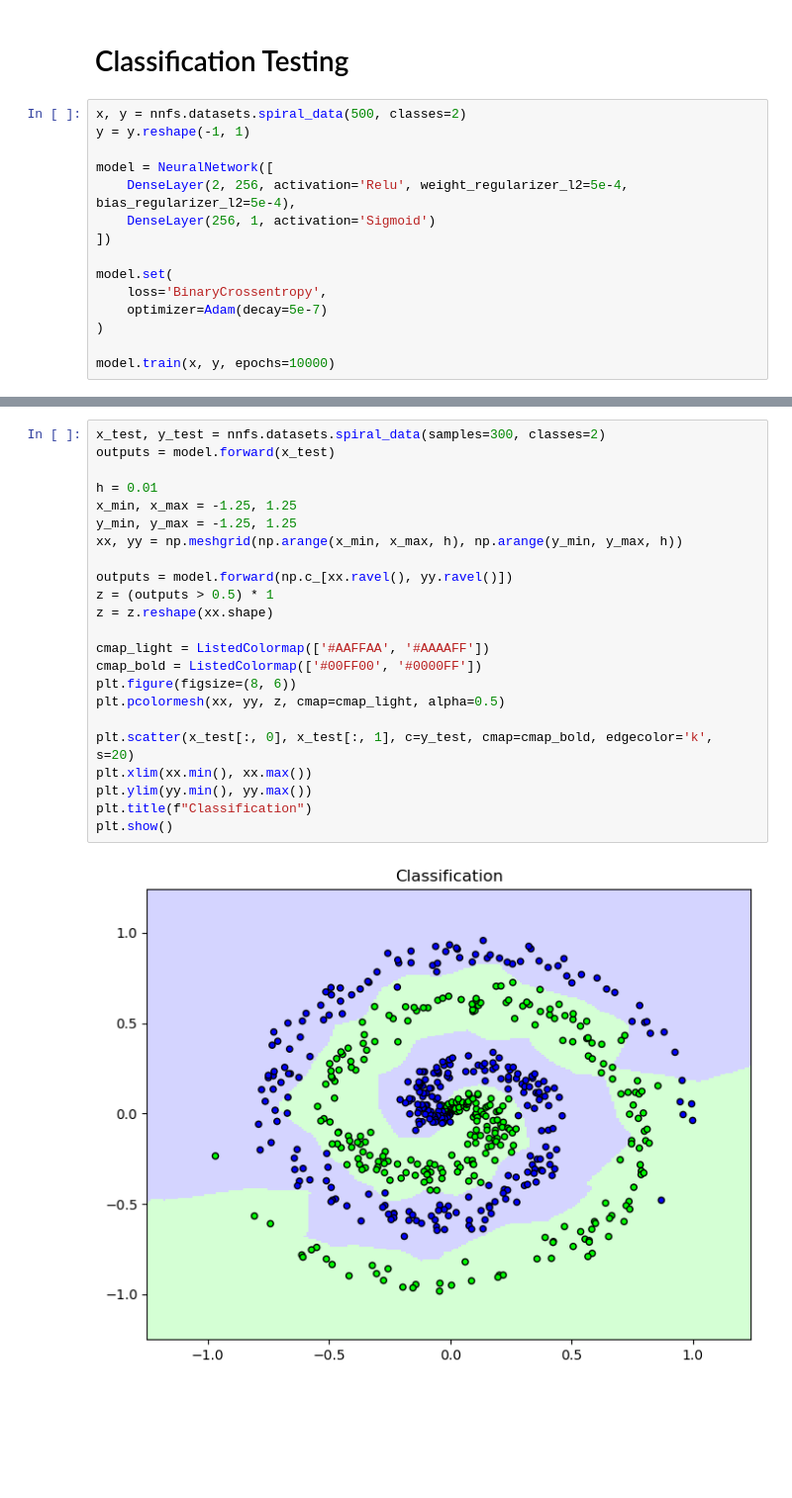
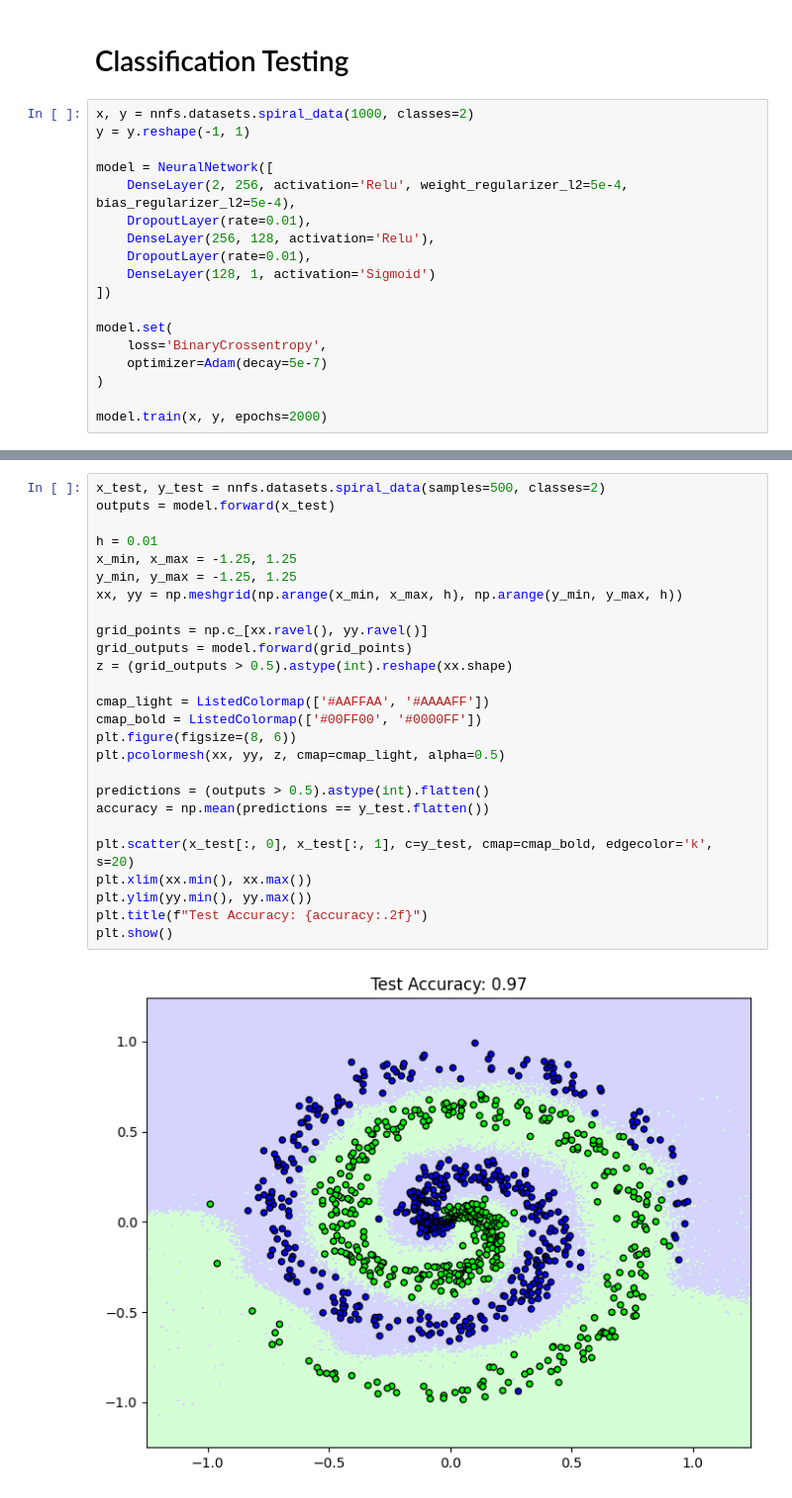
Before and after one commit to danilosiervi/neural_network, a Jupyter notebook: teste.ipynb, the cells around one changed output, grey strips where cells are left out. Shown at 99% size. Drawn from its saved outputs; the diff is of its cells as text; blank space fills up the shorter version.

```diff
--- a/teste.ipynb
+++ b/teste.ipynb
@@ -59,12 +53,15 @@ plt.show()
 # %% [markdown]
 # Classification Testing
 # %%
-x, y = nnfs.datasets.spiral_data(500, classes=2)
+x, y = nnfs.datasets.spiral_data(1000, classes=2)
 y = y.reshape(-1, 1)
 
 model = NeuralNetwork([
     DenseLayer(2, 256, activation='Relu', weight_regularizer_l2=5e-4, bias_regularizer_l2=5e-4),
-    DenseLayer(256, 1, activation='Sigmoid')
+    DropoutLayer(rate=0.01),
+    DenseLayer(256, 128, activation='Relu'),
+    DropoutLayer(rate=0.01),
+    DenseLayer(128, 1, activation='Sigmoid')
 ])
 
 model.set(
@@ -72,5 +69,5 @@ model.set(
     optimizer=Adam(decay=5e-7)
 )
 
-model.train(x, y, epochs=10000)
+model.train(x, y, epochs=2000)
 # %% [output]
@@ -94,28 +91,31 @@ epoch: 10000, loss: 0.202, lr: 0.00100
 # %%
-x_test, y_test = nnfs.datasets.spiral_data(samples=300, classes=2)
+x_test, y_test = nnfs.datasets.spiral_data(samples=500, classes=2)
 outputs = model.forward(x_test)
 
 h = 0.01
 x_min, x_max = -1.25, 1.25
 y_min, y_max = -1.25, 1.25
 xx, yy = np.meshgrid(np.arange(x_min, x_max, h), np.arange(y_min, y_max, h))
 
-outputs = model.forward(np.c_[xx.ravel(), yy.ravel()])
-z = (outputs > 0.5) * 1
-z = z.reshape(xx.shape)
+grid_points = np.c_[xx.ravel(), yy.ravel()]
+grid_outputs = model.forward(grid_points)
+z = (grid_outputs > 0.5).astype(int).reshape(xx.shape)
 
 cmap_light = ListedColormap(['#AAFFAA', '#AAAAFF'])
 cmap_bold = ListedColormap(['#00FF00', '#0000FF'])
 plt.figure(figsize=(8, 6))
 plt.pcolormesh(xx, yy, z, cmap=cmap_light, alpha=0.5)
 
+predictions = (outputs > 0.5).astype(int).flatten()
+accuracy = np.mean(predictions == y_test.flatten())
+
 plt.scatter(x_test[:, 0], x_test[:, 1], c=y_test, cmap=cmap_bold, edgecolor='k', s=20)
 plt.xlim(xx.min(), xx.max())
 plt.ylim(yy.min(), yy.max())
-plt.title(f"Classification")
+plt.title(f"Test Accuracy: {accuracy:.2f}")
 plt.show()
 # %% [output]
-[figure, old version]
+[figure, new version]
 # %%
 x, y = nnfs.datasets.spiral_data(500, classes=3)
 
```
Also changed, not shown: parts of 5 cells of this notebook, 2 other files.
